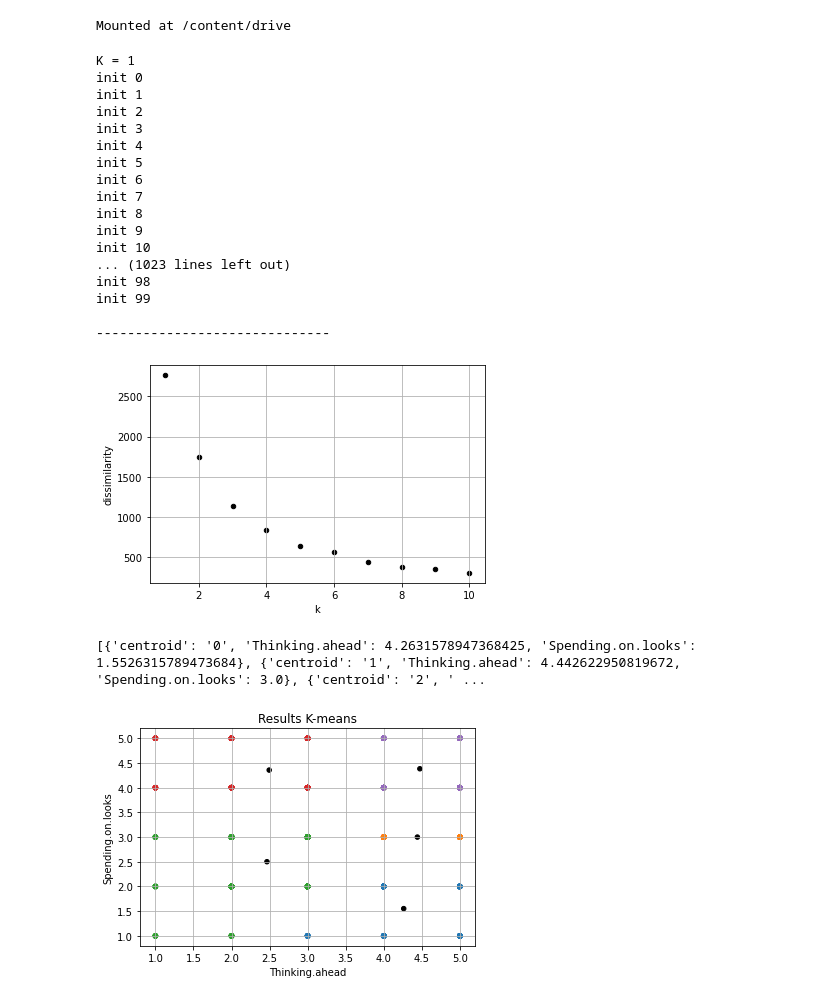
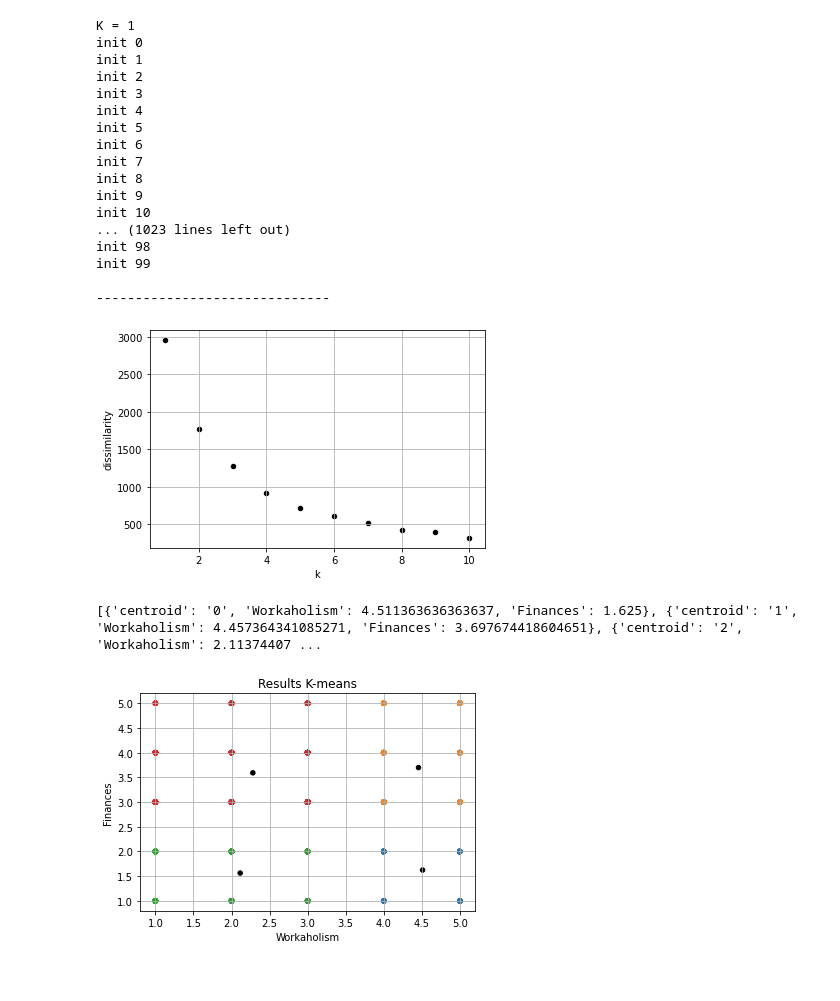
Before and after one commit to dlazarosps/Kmeans-algorithm, a Jupyter notebook: kmeans.ipynb, the cells around one changed output. Cells and saved outputs as stored; diff of their text form; code cells hidden in the pictures.

Commit message:
add workaholism and finances

```diff
--- a/kmeans.ipynb
+++ b/kmeans.ipynb
@@ -15,12 +15,10 @@ path = ""
 # %%
 # load datasets from drive
 
-from google.colab import drive
-drive.mount('/content/drive')
+# from google.colab import drive
+# drive.mount('/content/drive')
 
-path = "/content/drive/MyDrive/Colab Notebooks/"
+path = "./"
-# %% [output]
-Mounted at /content/drive
 # %%
 # distance method
 
@@ -259,8 +257,8 @@ dataset =  pd.concat([dataset, dataset2], axis=1)
 dataset.insert(0,'centroid', 'empty')
 
 sample = dataset[['centroid',
-    'Thinking.ahead',
-    'Spending.on.looks'
+    'Workaholism',
+    'Finances'
 ]]
 sample = sample.sample(n=len(sample))
 sample = sample.reset_index(drop=True)
@@ -289,45 +287,45 @@ init 98
 init 99
 
 ------------------------------
-[figure, old version]
+[figure, new version]
 # %%
 # !not automated!
 #After visual analyses of elbows' plot -> choose a k for the k_means -> below: select the best centroids returned from the elbow to that K
-execution_k = list(filter(lambda x:x["k"] == 5, execution_centroids ))
+execution_k = list(filter(lambda x:x["k"] == 4, execution_centroids ))
 best_init_centroids = execution_k[0]['centroids']
 print(best_init_centroids)
 # %% [output]
-[{'centroid': '0', 'Thinking.ahead': 4.2631578947368425, 'Spending.on.looks': 1.5526315789473684}, {'centroid': '1', 'Thinking.ahead': 4.442622950819672, 'Spending.on.looks': 3.0}, {'centroid': '2', ' ...
+[{'centroid': '0', 'Workaholism': 4.511363636363637, 'Finances': 1.625}, {'centroid': '1', 'Workaholism': 4.457364341085271, 'Finances': 3.697674418604651}, {'centroid': '2', 'Workaholism': 2.11374407 ...
 # %%
 #main
 
 #read dataset
 #pandas can read from txt files. As our files are typed with tabs '\t', we can use that as separators
 
 # dataset = pd.read_csv("dataset/MusicAndMovies_Vars.txt", sep="\t", header=0)
 # dataset.insert(0,'centroid', 'empty')
 # sample = dataset.sample(n=len(dataset))
 # sample = sample.reset_index(drop=True)
 
-k_param = 5
+k_param = 4
 centroids = k_means(sample, k_param, "euc", 1000, best_init_centroids)
 
 # centroids = best_init_centroids
 
 # plot k-means
 dfn = pd.DataFrame(centroids)
 dfn = dfn.append(sample, ignore_index=True)
 
 colors = ['black'] * k_param
 
 for i in range(len(sample)):
   c = sample.iloc[i]['centroid']
   colors.append('C'+c)
 
 
-plot_dataset(dfn, x='Thinking.ahead', y='Spending.on.looks', color=colors, title='Results K-means')
+plot_dataset(dfn, x='Workaholism', y='Finances', color=colors, title='Results K-means')
 # %% [output]
-[figure, old version]
+[figure, new version]
 # %%
 # Test PCA 2D
 
```
Also changed, not shown: parts of 2 cells of this notebook, 8 other files.
